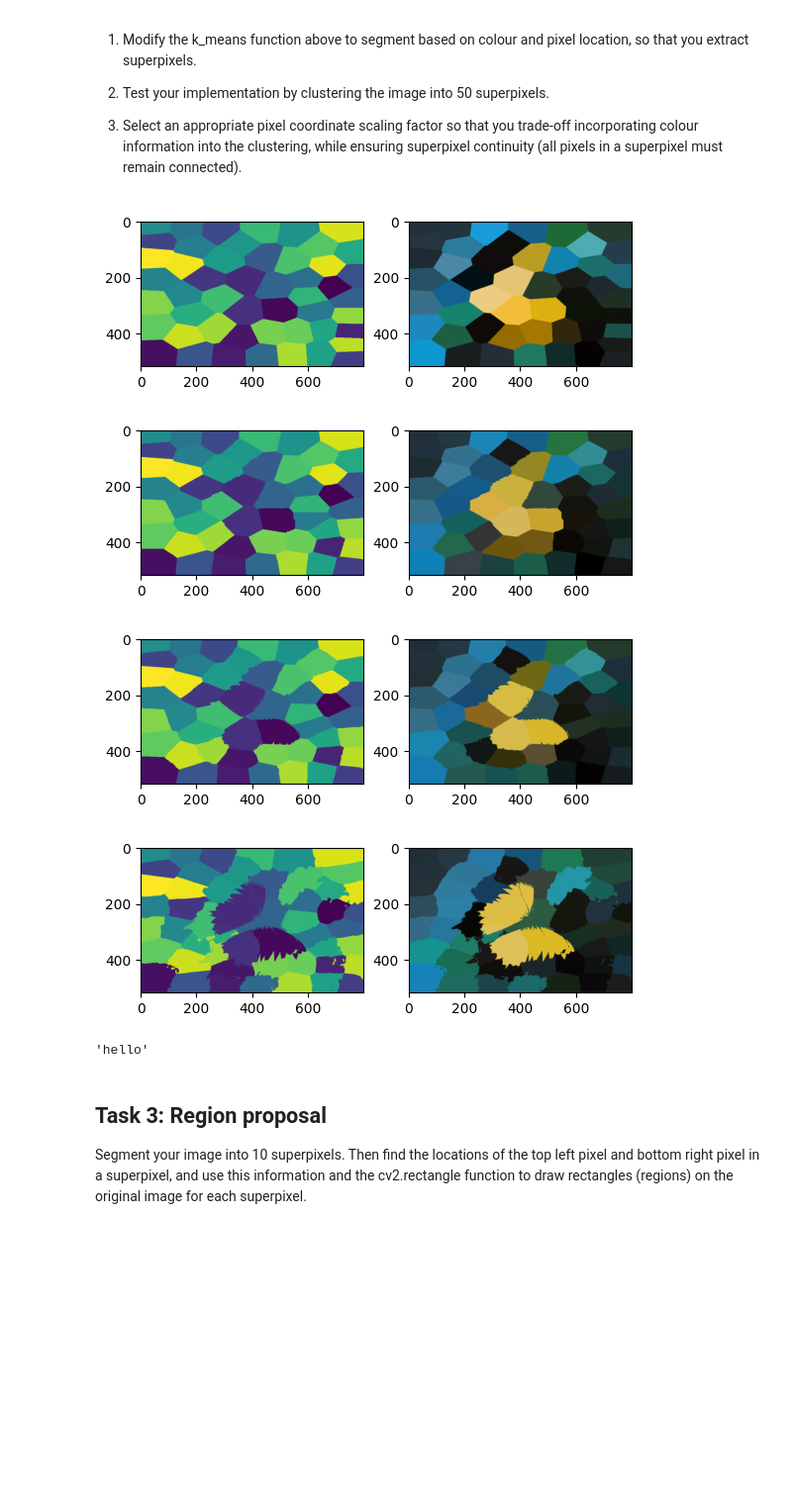
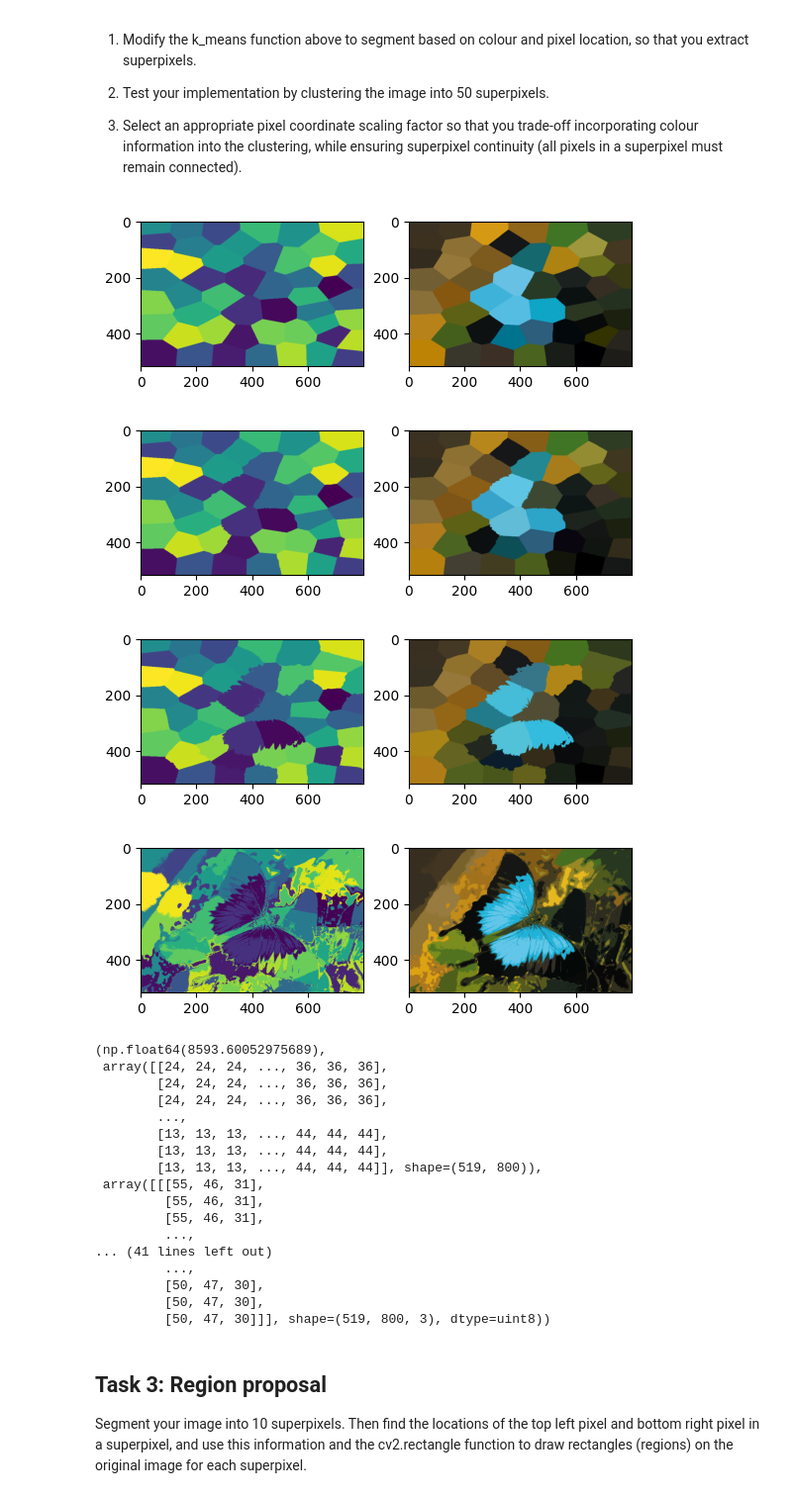
Before and after one commit to jame-slatta/ECE4076_2026, a Jupyter notebook: Lab03/Lab3_student_template.ipynb, the cells around one changed output. Shown at 99% size. Cells and saved outputs as stored; diff of their text form; code cells hidden in the pictures; blank space fills up the shorter version.

Commit message:
fix colour

```diff
--- a/Lab03/Lab3_student_template.ipynb
+++ b/Lab03/Lab3_student_template.ipynb
@@ -37,7 +37,7 @@ Each lab is worth 8%, and there are a number of sections and tasks with their ow
 Masks will be provided based on the correctness of the code, the quality of your results, comments indicating you understand your work, and a discussion of tasks provided at the end of the notebook.
 # %%
 # Load and display image for testing
-im = cv2.imread('CSIRO_ScienceImage_3831_Ulysses_Butterfly.jpg')/255
+im = cv2.imread('CSIRO_ScienceImage_3831_Ulysses_Butterfly.jpg')
 plt.imshow(im[:,:,[2,1,0]])
 plt.show()
 # %% [output]
@@ -192,7 +191,7 @@ def kmean_colour(im, iters=2, K=3, plot=False, spatial_weight = 1):
     np.random.seed(seed)
 
     # Convert image into an Nx3 vector of pixels
-    im_vector = np.reshape(im, [-1, 3])
+    im_vector = np.reshape(im, [-1, 3]) /255
 
     im_row = len(im)
     im_col = len(im[0])
@@ -203,13 +202,9 @@ def kmean_colour(im, iters=2, K=3, plot=False, spatial_weight = 1):
     y_coords = cols.reshape(-1, 1) / im_col    # normalise 0-1
 
     # Normalise colours to 0-1 as well so scales match
-    colour_vector = im_vector / 255.0
+    colour_vector = im_vector
 
     im_vector = np.hstack([colour_vector, x_coords * spatial_weight, y_coords * spatial_weight])
-
-    # Calculate grid spacing based on K
-    grid_rows = int(np.sqrt(K * im_row / im_col))
-    grid_cols = int(np.ceil(K / grid_rows))
 
     # Select K random colour centroids
     centroids = im_vector[np.random.choice(im_vector.shape[0], K, replace = False)]
@@ -253,7 +248,12 @@ def kmean_colour(im, iters=2, K=3, plot=False, spatial_weight = 1):
 
     # Get array of centroids RGB values
     centroid_rgb = np.array(centroids)[:, :3] * 255
-    quantised_image = centroid_rgb[cluster_indices].reshape(im_row, im_col, 3)
+    # Swap first and third rgb values
+    centroid_rgb[:, 0] = np.array(centroids)[:, 2] * 255
+    centroid_rgb[:, 1] = np.array(centroids)[:, 1] * 255
+    centroid_rgb[:, 2] = np.array(centroids)[:, 0] * 255
+
+    quantised_image = centroid_rgb[cluster_indices].reshape(im_row, im_col, 3).astype(np.uint8)
 
 
     # You may want to visualise the current progress of kmeans for debugging purposes
@@ -263,20 +263,35 @@ def kmean_colour(im, iters=2, K=3, plot=False, spatial_weight = 1):
     plt.imshow(quantised_image)
     plt.show()
 
-    return "hello"
-    #return loss, cluster_idx_image, quantised_image
+    return loss, cluster_idx_image, quantised_image
 # %%
 # Visualise your superpixel clustering for different scaling parameters
-kmean_colour(im, 10, 50, False, 1)
-kmean_colour(im, 10, 50, False, 0.1)
-kmean_colour(im, 10, 50, False, 0.05)
-kmean_colour(im, 10, 50, False, 0.02)
+kmean_colour(im, 10, 50, False, 50)
+kmean_colour(im, 10, 50, False, 20)
+kmean_colour(im, 10, 50, False, 10)
+kmean_colour(im, 10, 50, False, 2)
 # %% [output]
-[figure, old version]
+[figure, new version]
-[figure, old version]
+[figure, new version]
-[figure, old version]
+[figure, new version]
-[figure, old version]
+[figure, new version]
-'hello'
+(np.float64(8593.60052975689),
+ array([[24, 24, 24, ..., 36, 36, 36],
+        [24, 24, 24, ..., 36, 36, 36],
+        [24, 24, 24, ..., 36, 36, 36],
+        ...,
+        [13, 13, 13, ..., 44, 44, 44],
+        [13, 13, 13, ..., 44, 44, 44],
+        [13, 13, 13, ..., 44, 44, 44]], shape=(519, 800)),
+ array([[[55, 46, 31],
+         [55, 46, 31],
+         [55, 46, 31],
+         ...,
+... (41 lines left out)
+         ...,
+         [50, 47, 30],
+         [50, 47, 30],
+         [50, 47, 30]]], shape=(519, 800, 3), dtype=uint8))
 # %% [markdown]
 ## Task 3: Region proposal
 
```
Also changed, not shown: parts of 3 cells of this notebook.
